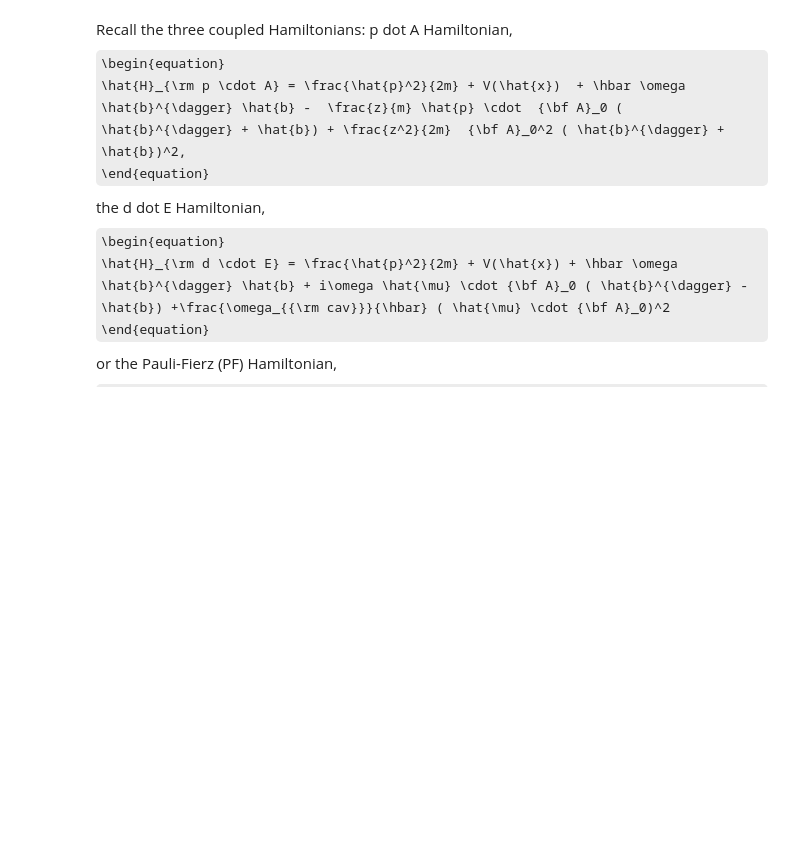
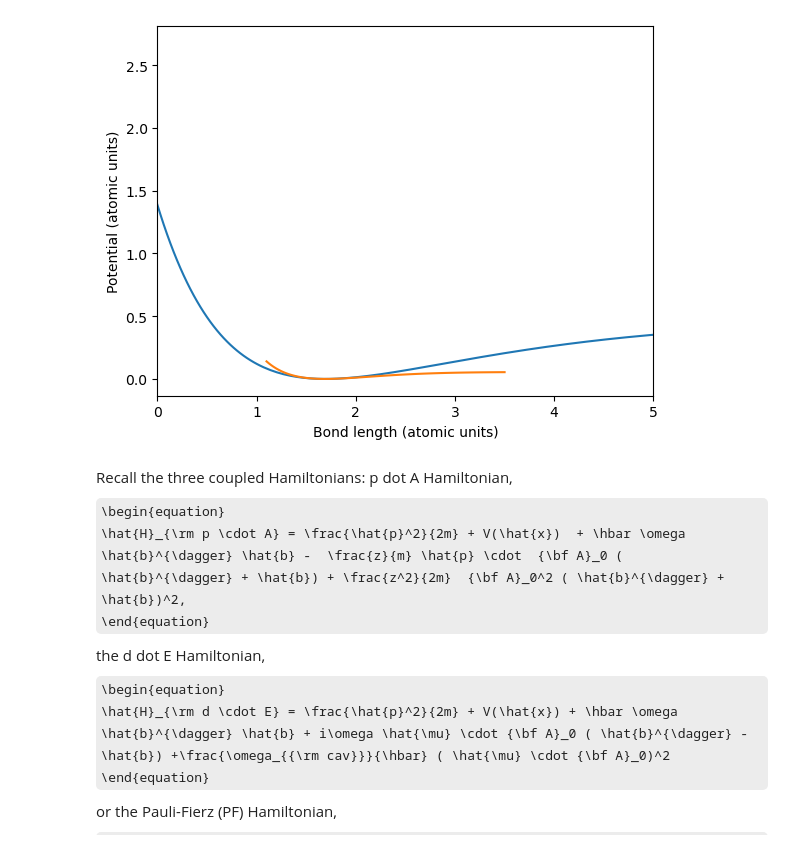
Before and after one commit to FoleyLab/CompChem2024, a Jupyter notebook: CLEAN_MORSE/Morse_Oscillator_Simple_Example.ipynb, the cells around one changed output. Cells and saved outputs as stored; diff of their text form; code cells hidden in the pictures; some formulas as TeX source; blank space fills up the shorter version.

```diff
--- a/CLEAN_MORSE/Morse_Oscillator_Simple_Example.ipynb
+++ b/CLEAN_MORSE/Morse_Oscillator_Simple_Example.ipynb
@@ -64,3 +69,41 @@ Norm in si is 1.0000000000000002
+# %%
+casci_pes = np.array(
+[1.39845106e-01, 1.23685740e-01, 1.09023141e-01, 9.57444763e-02,
+ 8.37439140e-02, 7.29220331e-02, 6.31854883e-02, 5.44469379e-02,
+ 4.66251233e-02, 3.96449350e-02, 3.34373292e-02, 2.79390511e-02,
+ 2.30922027e-02, 1.88437343e-02, 1.51449316e-02, 1.19509444e-02,
+ 9.22037730e-03, 6.91494363e-03, 4.99917327e-03, 3.44016503e-03,
+ 2.20737331e-03, 1.27242131e-03, 6.08935175e-04, 1.92395018e-04,
+ 0.00000000e+00, 1.05453045e-05, 2.04309938e-04, 5.62953749e-04,
+ 1.06942310e-03, 1.70786424e-03, 2.46354375e-03, 3.32277548e-03,
+ 4.27285327e-03, 5.30198911e-03, 6.39925621e-03, 7.55453634e-03,
+ 8.75847117e-03, 1.00024174e-02, 1.12784049e-02, 1.25790976e-02,
+ 1.38977577e-02, 1.52282108e-02, 1.65648146e-02, 1.79024285e-02,
+ 1.92363845e-02, 2.05624608e-02, 2.18768551e-02, 2.31761601e-02,
+ 2.44573398e-02, 2.57177064e-02, 2.69548983e-02, 2.81668588e-02,
+ 2.93518158e-02, 3.05082619e-02, 3.16349353e-02, 3.27308017e-02,
+ 3.37950366e-02, 3.48270083e-02, 3.58262624e-02, 3.67925055e-02,
+ 3.77255913e-02, 3.86255064e-02, 3.94923575e-02, 4.03263586e-02,
+ 4.11278200e-02, 4.18971367e-02, 4.26347790e-02, 4.33412824e-02,
+ 4.40172397e-02, 4.46632916e-02, 4.52801204e-02, 4.58684425e-02,
+ 4.64290024e-02, 4.69625663e-02, 4.74699177e-02, 4.79518522e-02,
+ 4.84091727e-02, 4.88426861e-02, 4.92531997e-02, 4.96415175e-02,
+ 5.00084381e-02, 5.03547520e-02, 5.06812391e-02, 5.09886672e-02,
+ 5.12777901e-02, 5.15493464e-02, 5.18040584e-02, 5.20426310e-02,
+ 5.22657506e-02, 5.24740856e-02, 5.26682843e-02, 5.28489765e-02,
+ 5.30167717e-02, 5.31722602e-02, 5.33160124e-02, 5.34485795e-02,
+ 5.35704934e-02, 5.36822670e-02, 5.37843948e-02, 5.38773531e-02])
+# %%
+rs = np.linspace(1.1, 3.5, 100)
+# plot Morse potential in atomic units
+plt.plot(X.r_au  * 0.529, X.V_au)
+plt.plot(rs, casci_pes)
+plt.xlabel("Bond length (atomic units)")
+plt.ylabel("Potential (atomic units)")
+plt.xlim(0, 5)
+plt.show()
+# %% [output]
+[figure, added]
 # %% [markdown]
 Recall the three coupled Hamiltonians:
 p dot A Hamiltonian,
```
Also changed, not shown: parts of 2 cells of this notebook.
